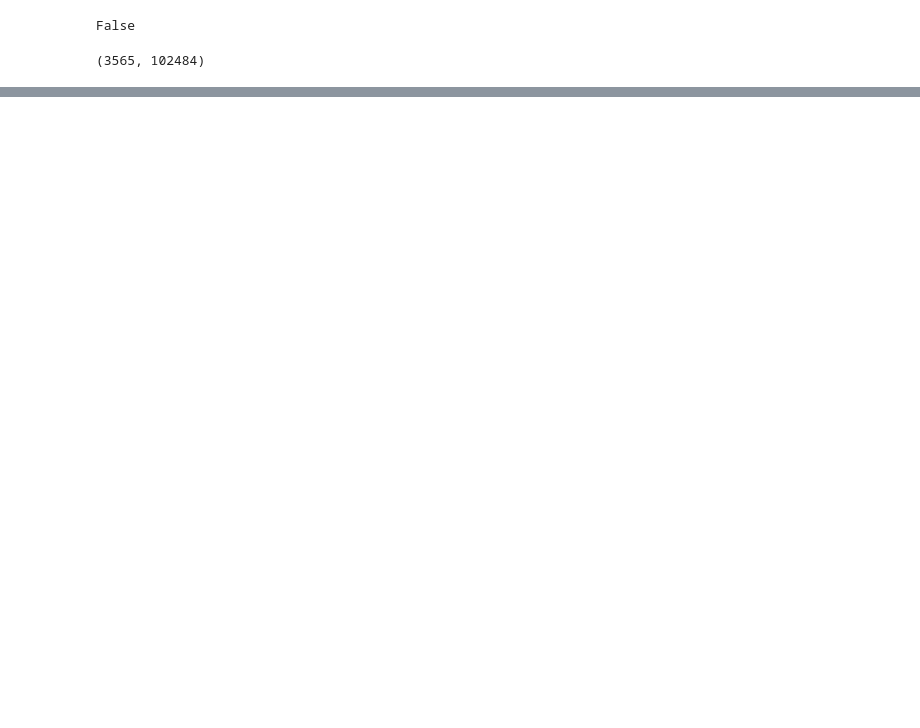
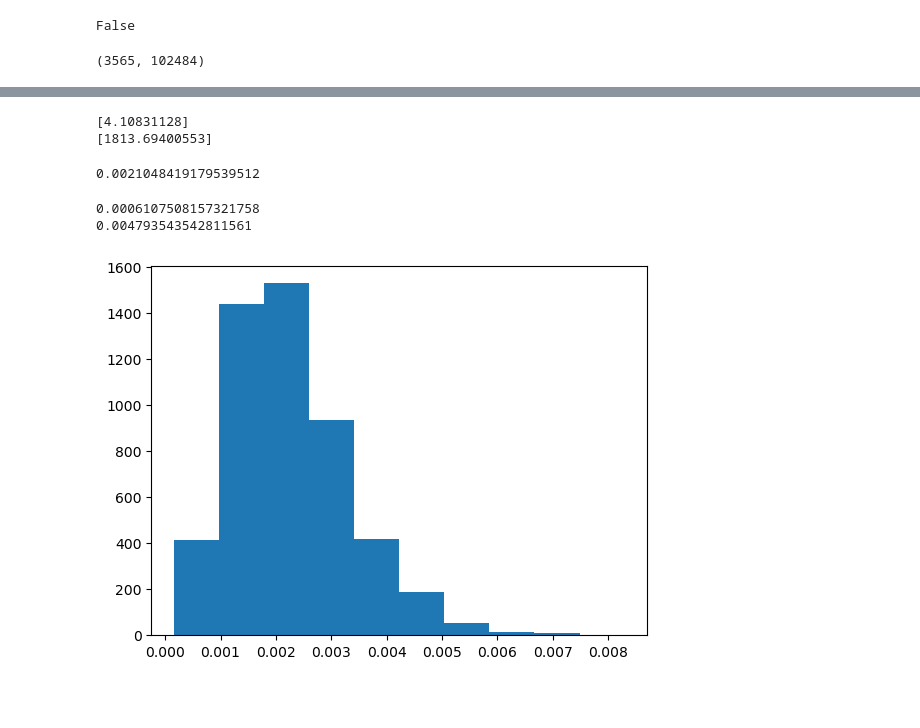
Before and after one commit to junting-ren/ZIV, a Jupyter notebook: notebooks/pytorch_fast_slab_spike.ipynb, the cells around one changed output, grey strips where cells are left out. Saved outputs shown, nothing was run; the diff lists cells and outputs as text; code cells hidden in the pictures; blank space fills up the shorter version.

```diff
--- a/notebooks/pytorch_fast_slab_spike.ipynb
+++ b/notebooks/pytorch_fast_slab_spike.ipynb
@@ -133,0 +145,26 @@ tensor(0.4842, dtype=torch.float64, grad_fn=<MeanBackward0>)
+# %%
+c = torch.exp(best_model.log_c).detach().numpy()
+d = torch.exp(best_model.log_d).detach().numpy()
+# c = 10
+# d = 1000
+print(c)
+print(d)
+posterior = np.random.beta(c,d,size = (5000,))
+np.median(posterior)
+# %% [output]
+[4.10831128]
+[1813.69400553]
+0.0021048419179539512
+# %%
+print(np.quantile(posterior, q = 0.025))
+print(np.quantile(posterior, q = 0.975))
+# %% [output]
+0.0006107508157321758
+0.004793543542811561
+# %%
+plt.hist(posterior)
+plt.show()
+# %% [output]
+[figure, added]
+# %% [markdown]
+#
```
Also changed, not shown: parts of 15 cells of this notebook, 1 other file.
